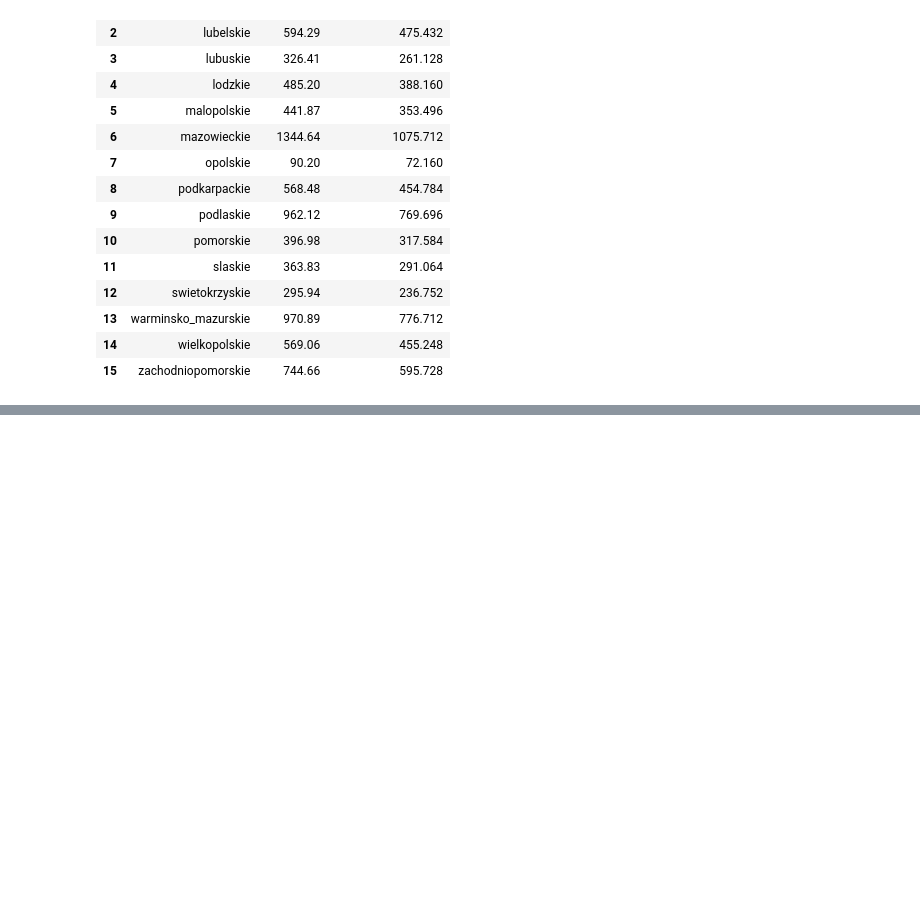
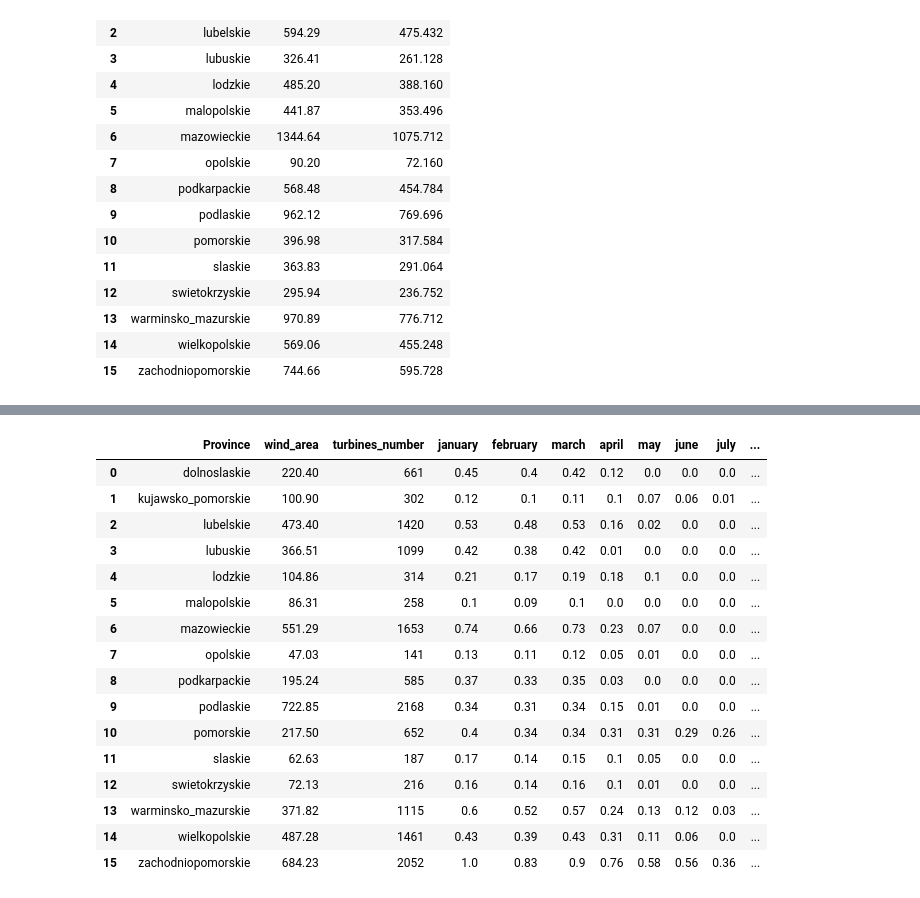
Before and after one commit to geoworldlook/Renewable_energy_optimum_location_function, a Jupyter notebook: Step_5_Analysis_Jupyter.ipynb, the cells around one changed output, grey strips where cells are left out. Cells and saved outputs as stored; diff of their text form; code cells hidden in the pictures; blank space fills up the shorter version.

```diff
--- a/Step_5_Analysis_Jupyter.ipynb
+++ b/Step_5_Analysis_Jupyter.ipynb
@@ -226,20 +285,52 @@ df_solar
 # %%
+wind_energy = pd.DataFrame(index=provinces, columns=months.keys())
 for province in provinces:
-    for month in months:
-        table_name_solar = f"solar_radiation_photovoltaic_area_{province}"
+    for month,days in months.items():
+        table_name_wind = f"wind_speed_area_{province}"
         # select data in tables
-        #sum of multipe area in m^2 * amount of solar radiation in month [kW] * effective area (80%) * efficency of solar panel and change to GW
-        query = f"SELECT SUM(area * {month} * {effective_solar_panel_area} * {efficiency} * 1e-6) as total FROM {table_name_solar}"
-
+        ##energy generate for 1 month [mW]
+        query = (f"SELECT SUM(CASE "
+         f"WHEN {month} > {minimum_wind_speed} THEN ((({month} * 24 * {days}) / {maximum_wind_speed}) * {maximum_power_generate})"
+         f"ELSE 0 "
+         f"END)  as total "
+         f"FROM wind_speed_area_{province}")
+# SELECT
+# CASE
+# WHEN january > 3 THEN 24 * 31
+# ELSE 0
+# END AS selected_value
+# FROM wind_speed_area_dolnoslaskie;
         # result to pandas
         result_df = pd.read_sql(query, conn)
-        monthly_solar_energy = result_df.iloc[0]['total'] if not result_df.empty else 0
-        solar_radiation.at[province, month] = monthly_solar_energy
+        monthly_wind_speed = result_df.iloc[0]['total'] if not result_df.empty else 0
+
+        #change mW to tW
+        monthly_wind_speed = round(monthly_wind_speed * 1e-6, 2)
+        wind_energy.at[province, month] = monthly_wind_speed
 
 #rename index
-solar_radiation.reset_index(inplace=True)
-solar_radiation.rename(columns={'index': 'Province'}, inplace=True)
+wind_energy.reset_index(inplace=True)
+wind_energy.rename(columns={'index': 'Province'}, inplace=True)
 
 #merge df_solar and solar_radiation
-df_solar = df_solar.merge(solar_radiation, left_on='Province', right_on='Province')
-df_solar
+df_wind = df_wind.merge(wind_energy, left_on='Province', right_on='Province')
+
+df_wind
+# %% [output]
+|  | Province | wind_area | turbines_number | january | february | march | april | may | june | july | ... |
+| 0 | dolnoslaskie | 220.40 | 661 | 0.45 | 0.4 | 0.42 | 0.12 | 0.0 | 0.0 | 0.0 | ... |
+| 1 | kujawsko_pomorskie | 100.90 | 302 | 0.12 | 0.1 | 0.11 | 0.1 | 0.07 | 0.06 | 0.01 | ... |
+| 2 | lubelskie | 473.40 | 1420 | 0.53 | 0.48 | 0.53 | 0.16 | 0.02 | 0.0 | 0.0 | ... |
+| 3 | lubuskie | 366.51 | 1099 | 0.42 | 0.38 | 0.42 | 0.01 | 0.0 | 0.0 | 0.0 | ... |
+| 4 | lodzkie | 104.86 | 314 | 0.21 | 0.17 | 0.19 | 0.18 | 0.1 | 0.0 | 0.0 | ... |
+| 5 | malopolskie | 86.31 | 258 | 0.1 | 0.09 | 0.1 | 0.0 | 0.0 | 0.0 | 0.0 | ... |
+| 6 | mazowieckie | 551.29 | 1653 | 0.74 | 0.66 | 0.73 | 0.23 | 0.07 | 0.0 | 0.0 | ... |
+| 7 | opolskie | 47.03 | 141 | 0.13 | 0.11 | 0.12 | 0.05 | 0.01 | 0.0 | 0.0 | ... |
+| 8 | podkarpackie | 195.24 | 585 | 0.37 | 0.33 | 0.35 | 0.03 | 0.0 | 0.0 | 0.0 | ... |
+| 9 | podlaskie | 722.85 | 2168 | 0.34 | 0.31 | 0.34 | 0.15 | 0.01 | 0.0 | 0.0 | ... |
+| 10 | pomorskie | 217.50 | 652 | 0.4 | 0.34 | 0.34 | 0.31 | 0.31 | 0.29 | 0.26 | ... |
+| 11 | slaskie | 62.63 | 187 | 0.17 | 0.14 | 0.15 | 0.1 | 0.05 | 0.0 | 0.0 | ... |
+| 12 | swietokrzyskie | 72.13 | 216 | 0.16 | 0.14 | 0.16 | 0.1 | 0.01 | 0.0 | 0.0 | ... |
+| 13 | warminsko_mazurskie | 371.82 | 1115 | 0.6 | 0.52 | 0.57 | 0.24 | 0.13 | 0.12 | 0.03 | ... |
+| 14 | wielkopolskie | 487.28 | 1461 | 0.43 | 0.39 | 0.43 | 0.31 | 0.11 | 0.06 | 0.0 | ... |
+| 15 | zachodniopomorskie | 684.23 | 2052 | 1.0 | 0.83 | 0.9 | 0.76 | 0.58 | 0.56 | 0.36 | ... |
```
Also changed, not shown: parts of 10 cells of this notebook.
